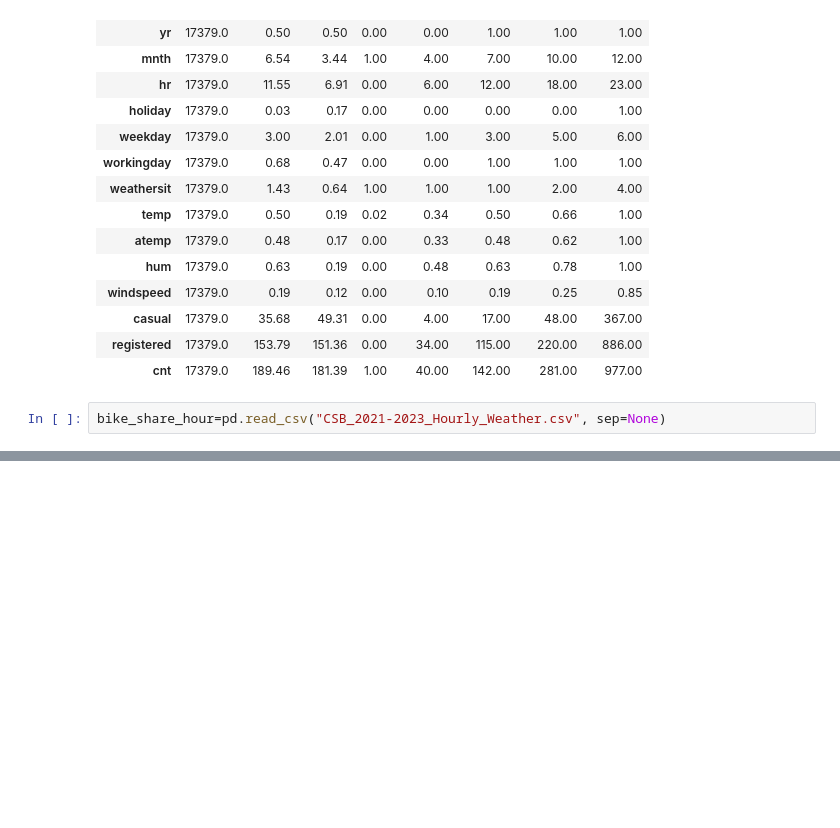
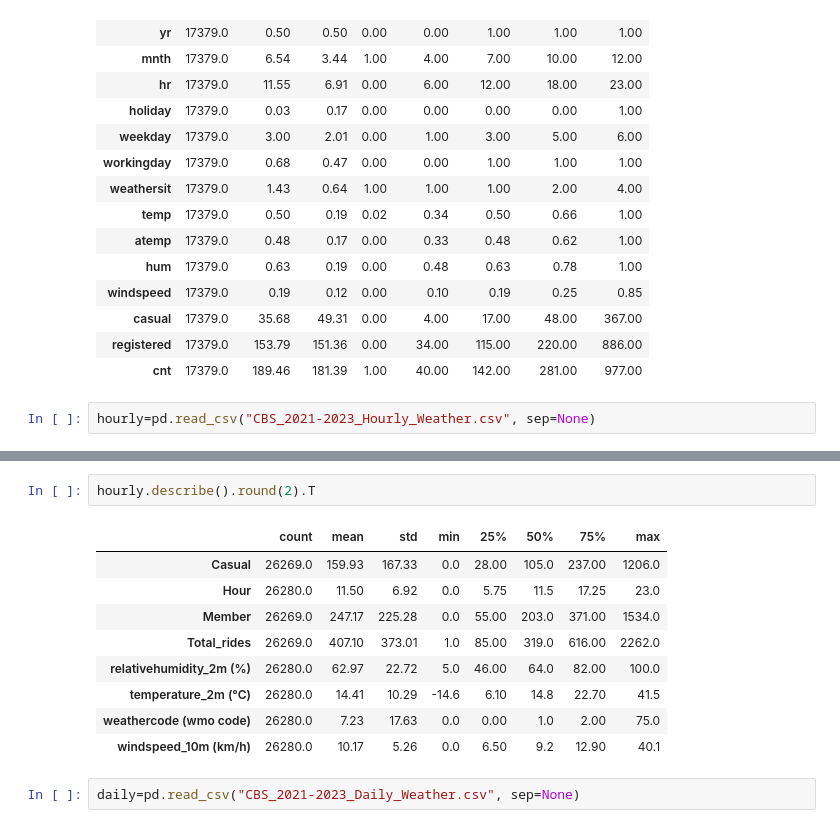
Before and after one commit to Godwin-Oti/Capital-Bike-Share-Analysis-Machine-Learning, a Jupyter notebook: Bike.ipynb, the cells around one changed output, grey strips where cells are left out. Saved outputs shown, nothing was run; the diff lists cells and outputs as text; blank space fills up the shorter version.

```diff
--- a/Bike.ipynb
+++ b/Bike.ipynb
@@ -106,4 +105,4 @@ hour.describe().round(2).T
 | registered | 17379.0 | 153.79 | 151.36 | 0.00 | 34.00 | 115.00 | 220.00 | 886.00 |
 | cnt | 17379.0 | 189.46 | 181.39 | 1.00 | 40.00 | 142.00 | 281.00 | 977.00 |
 # %%
-bike_share_hour=pd.read_csv("CSB_2021-2023_Hourly_Weather.csv", sep=None)
+hourly=pd.read_csv("CBS_2021-2023_Hourly_Weather.csv", sep=None)
@@ -113,0 +137,14 @@ bike_share_all.info()
+# %%
+hourly.describe().round(2).T
+# %% [output]
+|  | count | mean | std | min | 25% | 50% | 75% | max |
+| Casual | 26269.0 | 159.93 | 167.33 | 0.0 | 28.00 | 105.0 | 237.00 | 1206.0 |
+| Hour | 26280.0 | 11.50 | 6.92 | 0.0 | 5.75 | 11.5 | 17.25 | 23.0 |
+| Member | 26269.0 | 247.17 | 225.28 | 0.0 | 55.00 | 203.0 | 371.00 | 1534.0 |
+| Total_rides | 26269.0 | 407.10 | 373.01 | 1.0 | 85.00 | 319.0 | 616.00 | 2262.0 |
+| relativehumidity_2m (%) | 26280.0 | 62.97 | 22.72 | 5.0 | 46.00 | 64.0 | 82.00 | 100.0 |
+| temperature_2m (°C) | 26280.0 | 14.41 | 10.29 | -14.6 | 6.10 | 14.8 | 22.70 | 41.5 |
+| weathercode (wmo code) | 26280.0 | 7.23 | 17.63 | 0.0 | 0.00 | 1.0 | 2.00 | 75.0 |
+| windspeed_10m (km/h) | 26280.0 | 10.17 | 5.26 | 0.0 | 6.50 | 9.2 | 12.90 | 40.1 |
+# %%
+daily=pd.read_csv("CBS_2021-2023_Daily_Weather.csv", sep=None)
```
Also changed, not shown: parts of 7 cells of this notebook, 1 other file.
